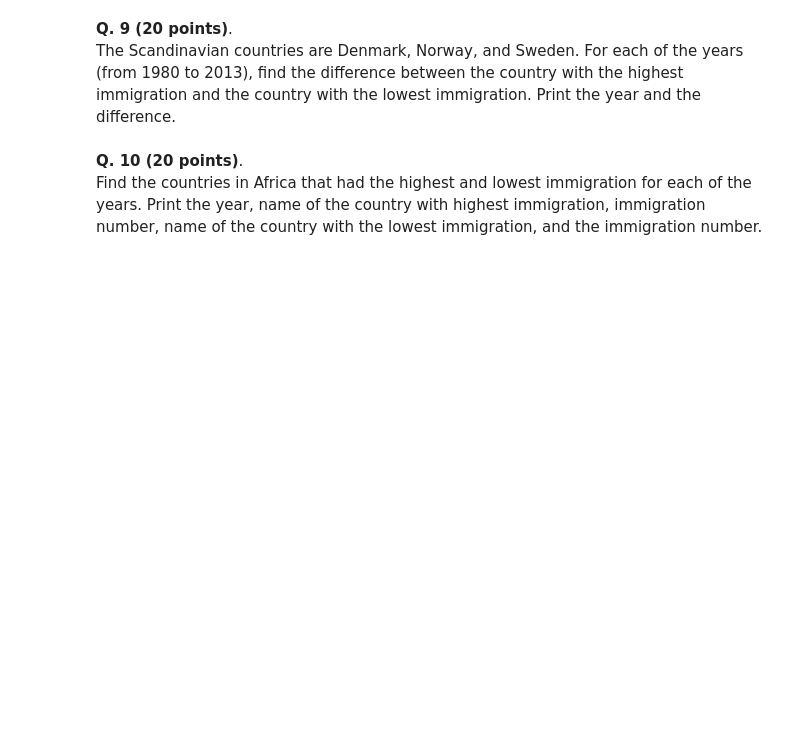
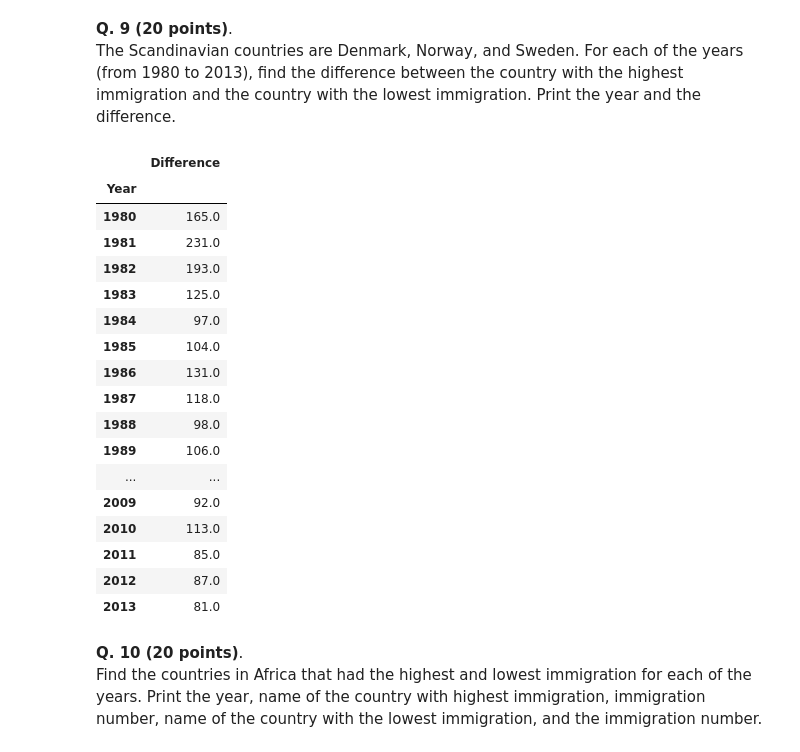
Before and after one commit to jieunlee15/HW-CS329E, a Jupyter notebook: HWK2.ipynb, the cells around one changed output. Drawn from its saved outputs; the diff is of its cells as text; code cells hidden in the pictures; blank space fills up the shorter version.

```diff
--- a/HWK2.ipynb
+++ b/HWK2.ipynb
@@ -315,6 +338,36 @@ For the countries in the Region named as Caribbean, find the total immigration i
 # %% [markdown]
 **Q. 9 (20 points)**.
 The Scandinavian countries are Denmark, Norway, and Sweden. For each of the years (from 1980 to 2013), find the difference between the country with the highest immigration and the country with the lowest immigration. Print the year and the difference.
+# %%
+scandi = df.loc[['Denmark', 'Norway', 'Sweden']]
+scandi.loc['Difference'] = scandi[years].max() - scandi[years].min()
+scandi.drop(columns=['Continent', 'Total', 'Region'], inplace=True)
+scandi.rename_axis('Year', axis=1, inplace=True)
+scandi = scandi.loc[['Difference']].T
+
+scandi.index.name = 'Year'
+scandi.columns.name = None
+
+scandi
+# %% [output]
+|  | Difference |
+| Year |  |
+| 1980 | 165.0 |
+| 1981 | 231.0 |
+| 1982 | 193.0 |
+| 1983 | 125.0 |
+| 1984 | 97.0 |
+| 1985 | 104.0 |
+| 1986 | 131.0 |
+| 1987 | 118.0 |
+| 1988 | 98.0 |
+| 1989 | 106.0 |
+| ... | ... |
+| 2009 | 92.0 |
+| 2010 | 113.0 |
+| 2011 | 85.0 |
+| 2012 | 87.0 |
+| 2013 | 81.0 |
 # %% [markdown]
 **Q. 10 (20 points)**.
 Find the countries in Africa that had the highest and lowest immigration for each of the years. Print the year, name of the country with highest immigration, immigration number, name of the country with the lowest immigration, and the immigration number.
```
Also changed, not shown: parts of 4 cells of this notebook.
